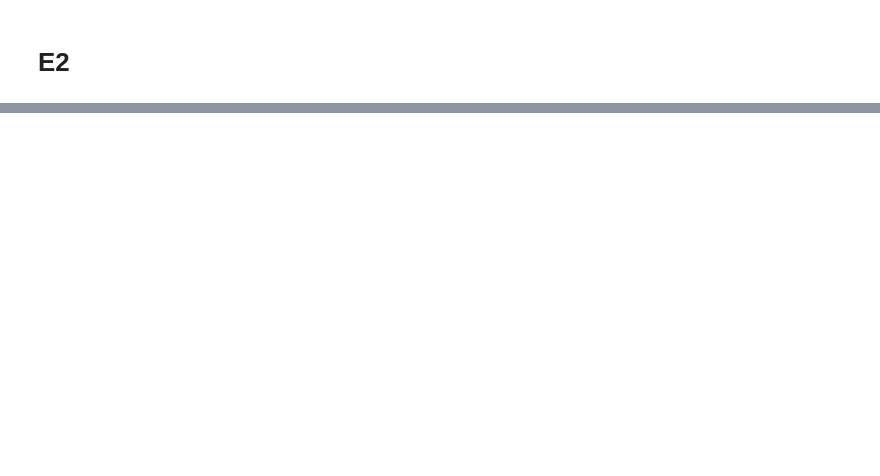
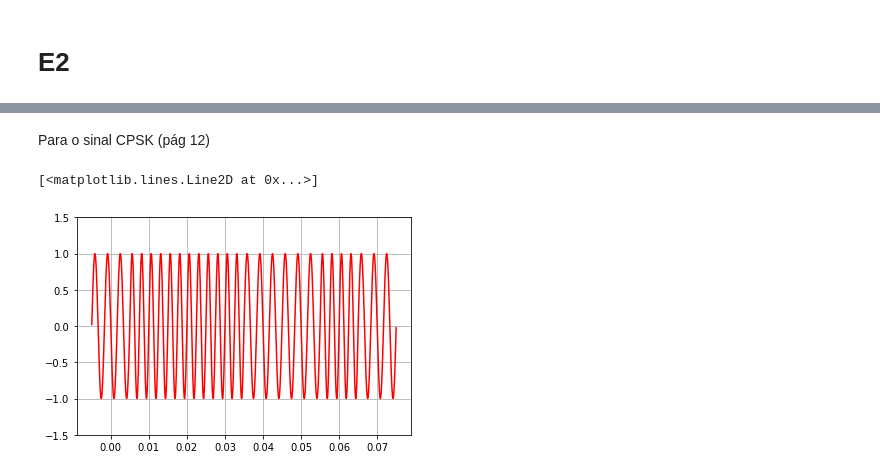
Before and after one commit to rafaelmcam/PeterMathysCommunicationsLab, a Jupyter notebook: Lab8/Lab8.ipynb, the cells around one changed output, grey strips where cells are left out. Cells and saved outputs as stored; diff of their text form; code cells hidden in the pictures; blank space fills up the shorter version.

```diff
--- a/Lab8/Lab8.ipynb
+++ b/Lab8/Lab8.ipynb
@@ -547,0 +558,3 @@ Montamos o esquemático fornecido no material, substituindo o "RTL-SOURCE" pelo
+# %%
+data = np.array([0, 1, 1, 1, 0, 0, 1, 0])
+dn = comsig.sigSequ(data, FB = 100)
@@ -547,0 +570,11 @@ Montamos o esquemático fornecido no material, substituindo o "RTL-SOURCE" pelo
+# %% [markdown]
+Para o sinal CPSK (pág 12)
+# %%
+sig_xt = ModuleLab8.fskxmtr(M = 2, sig_dn = dn, Fs = 44100, ptype = 'rect', pparms = [], xtype = 'coh', fcparms = [[300, 400], [90, -90]])
+# %%
+plt.ylim([-1.5, 1.5])
+plt.grid()
+plt.plot(sig_xt.timeAxis(), sig_xt.signal(), color = "red")
+# %% [output]
+[<matplotlib.lines.Line2D at 0x...>]
+[figure, added]
```
Also changed, not shown: parts of 35 cells of this notebook, 1 other file.
